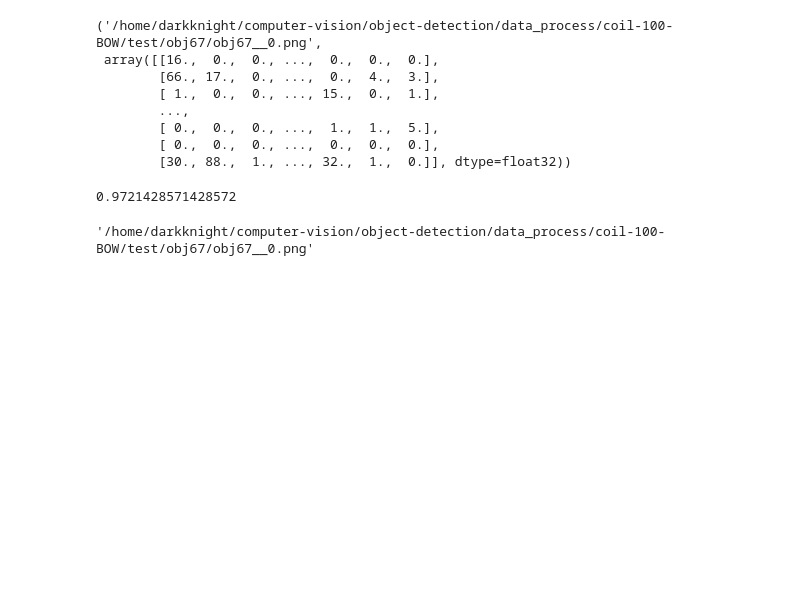
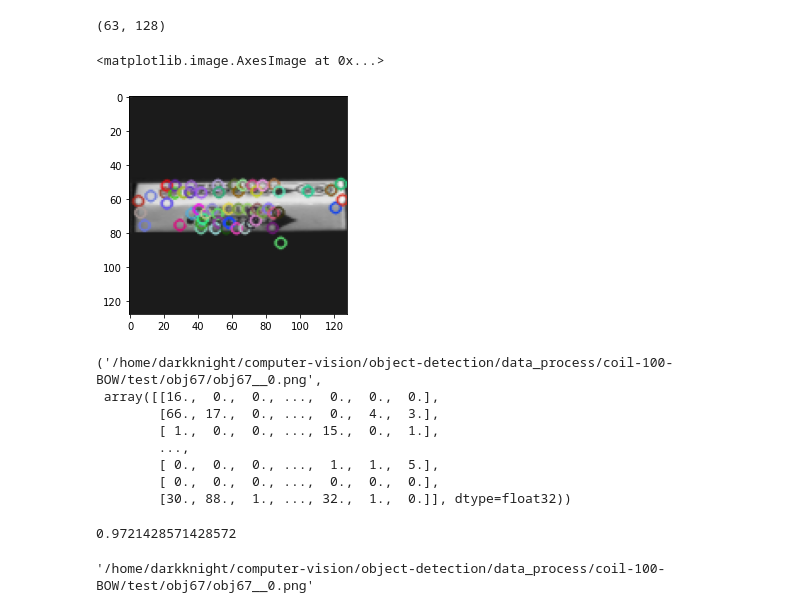
Before and after one commit to thanglong2000pro/Object_Classification_BOW, a Jupyter notebook: object-detection/test.ipynb, the cells around one changed output. Cells and saved outputs as stored; diff of their text form; code cells hidden in the pictures; blank space fills up the shorter version.

Commit message:
sift demo

```diff
--- a/object-detection/test.ipynb
+++ b/object-detection/test.ipynb
@@ -9,6 +9,22 @@ import joblib
 # from skimage import io
 # from PIL import Image
 import matplotlib.pyplot as plt
+# %%
+# Test SIFT detector
+img = cv2.imread('/home/darkknight/computer-vision/object-detection/data_process/coil-100-BOW/test/obj67/obj67__0.png')   #đọc ảnh
+gray = cv2.cvtColor(img, cv2.COLOR_BGR2GRAY) # chuyển ảnh sang hệ gray
+
+sift = cv2.SIFT_create(128) #khởi tạo đối tượng sift
+
+kp, des = sift.detectAndCompute(img,None)   #Đối tượng này có phương thức detectAndCompute trả về 2 outputs kp và des, kp là một list chứa các keypoints được detect bởi SIFT, des là một numpy array chứa len(kp) vectors 128 chiều.
+print(des.shape)
+
+img=cv2.drawKeypoints(gray,kp,img)
+plt.imshow(img)
+# %% [output]
+(63, 128)
+<matplotlib.image.AxesImage at 0x...>
+[figure, added]
 # %%
 clf, classes_names, stdSlr, k, voc = joblib.load(
     "/home/darkknight/computer-vision/sift500_coil100_svm.pkl")
```
